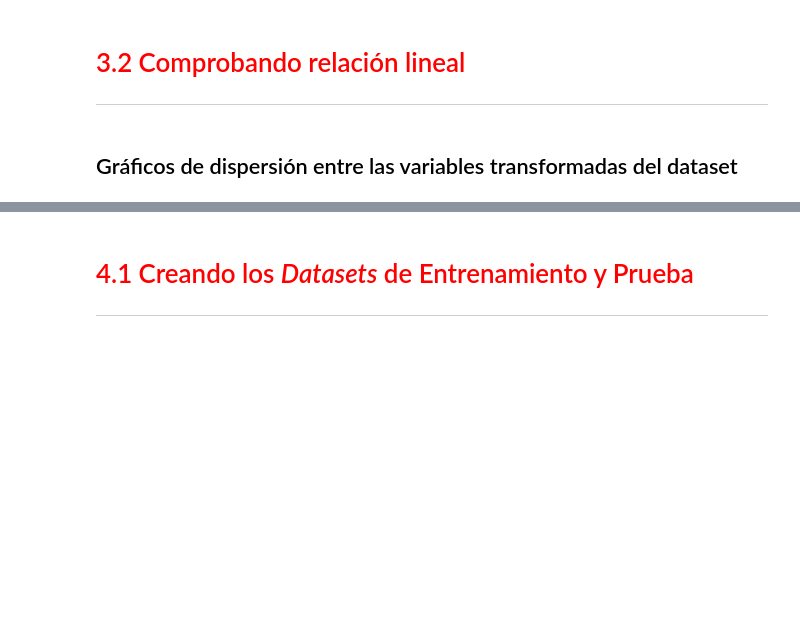
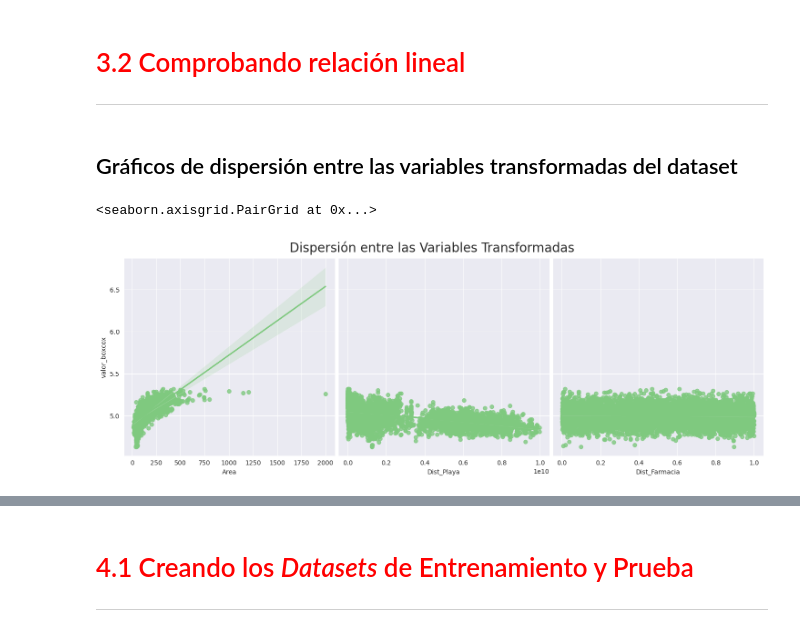
Before and after one commit to Maucho6340/1764-estadistica-con-python-probabilidad-y-muestreo, a Jupyter notebook: Regresión_Lineal_II.ipynb, the cells around one changed output, grey strips where cells are left out. Saved outputs shown, nothing was run; the diff lists cells and outputs as text; code cells hidden in the pictures; blank space fills up the shorter version.

```diff
--- a/Regresión_Lineal_II.ipynb
+++ b/Regresión_Lineal_II.ipynb
@@ -392,6 +402,9 @@ Asimetría log_Dist_Farmacia: -0.24295170221252463
 # %% [markdown]
 ## Gráficos de dispersión entre las variables transformadas del dataset
 # %%
-
+ax=sns.pairplot(datos, y_vars='valor_boxcox',x_vars=['Area',	'Dist_Playa',	'Dist_Farmacia'] , height=5.0, kind='reg')
 ax.fig.suptitle('Dispersión entre las Variables Transformadas', fontsize=20, y=1.05)
 ax
+# %% [output]
+<seaborn.axisgrid.PairGrid at 0x...>
+[figure, added]
```
Also changed, not shown: parts of 9 cells of this notebook.
